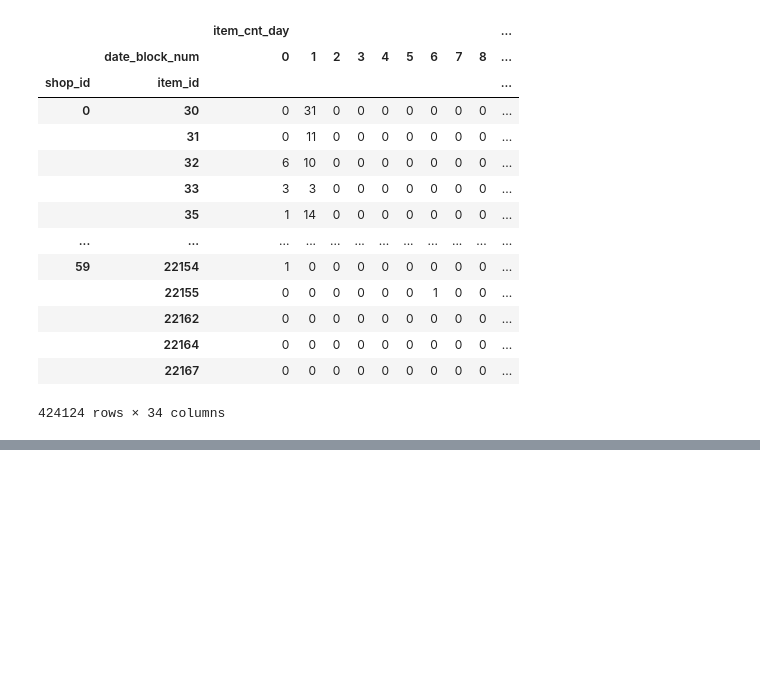
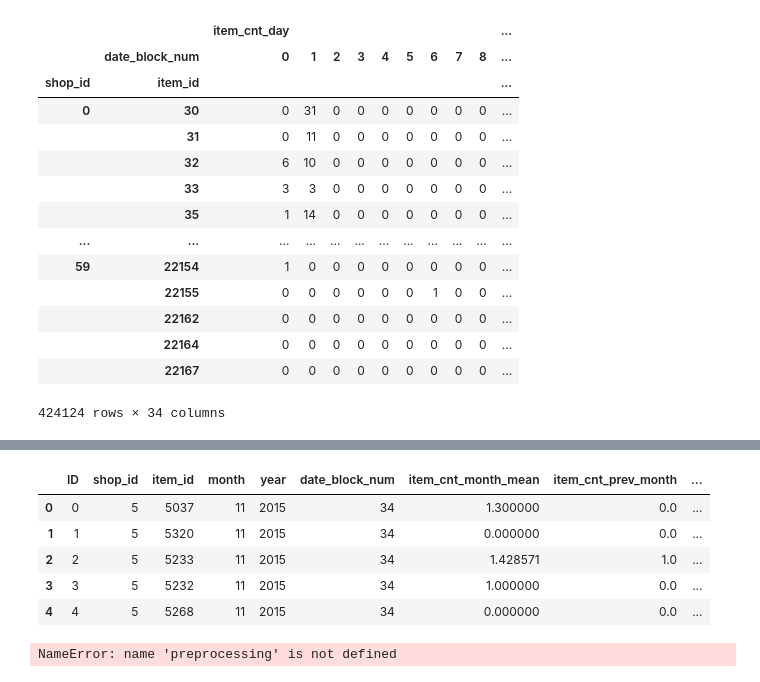
Before and after one commit to the-chiefdom/Predict_Future_Sales, a Jupyter notebook: Wrangling_Exploratory.ipynb, the cells around one changed output, grey strips where cells are left out. Cells and saved outputs as stored; diff of their text form; code cells hidden in the pictures; blank space fills up the shorter version.

Commit message:
Continued wrangling & preprocessing

```diff
--- a/Wrangling_Exploratory.ipynb
+++ b/Wrangling_Exploratory.ipynb
@@ -284,0 +376,34 @@ train_df.pivot_table(index = ['shop_id','item_id'],
+# %%
+# Adding mean feature
+test = pd.merge(test, shop_item_mean, how='left', on=['shop_id', 'item_id']).fillna(0.)
+# %%
+# Adding previous month feature
+test = pd.merge(test, shop_prev_month, how='left', on=['shop_id', 'item_id']).fillna(0.)
+# %%
+# Add all item features
+test = pd.merge(test, items, how='left', on='item_id')
+# Adding item category features
+test = pd.merge(test, item_categs, how='left', on='item_category_id')
+# Adding shop feature
+test = pd.merge(test, shops, how='left', on='shop_id')
+# %%
+test['item_cnt_month']=0.
+# %%
+test.head()
+# %% [output]
+|  | ID | shop_id | item_id | month | year | date_block_num | item_cnt_month_mean | item_cnt_prev_month | ... |
+| 0 | 0 | 5 | 5037 | 11 | 2015 | 34 | 1.300000 | 0.0 | ... |
+| 1 | 1 | 5 | 5320 | 11 | 2015 | 34 | 0.000000 | 0.0 | ... |
+| 2 | 2 | 5 | 5233 | 11 | 2015 | 34 | 1.428571 | 1.0 | ... |
+| 3 | 3 | 5 | 5232 | 11 | 2015 | 34 | 1.000000 | 0.0 | ... |
+| 4 | 4 | 5 | 5268 | 11 | 2015 | 34 | 0.000000 | 0.0 | ... |
+# %%
+# Label encoding
+for c in ['shop_name', 'item_name', 'item_category_name']:
+    lbl = preprocessing.LabelEncoder()
+    lbl.fit(list(train_df[c].unique())+list(test[c].unique()))
+    train_df[c]=lbl.transform(train_df[c].astype(str))
+    test[c]=lbl.transform(test[c].astype(str))
+    print(c)
+# %% [output]
+NameError: name 'preprocessing' is not defined
```
Also changed, not shown: parts of 27 cells of this notebook.
